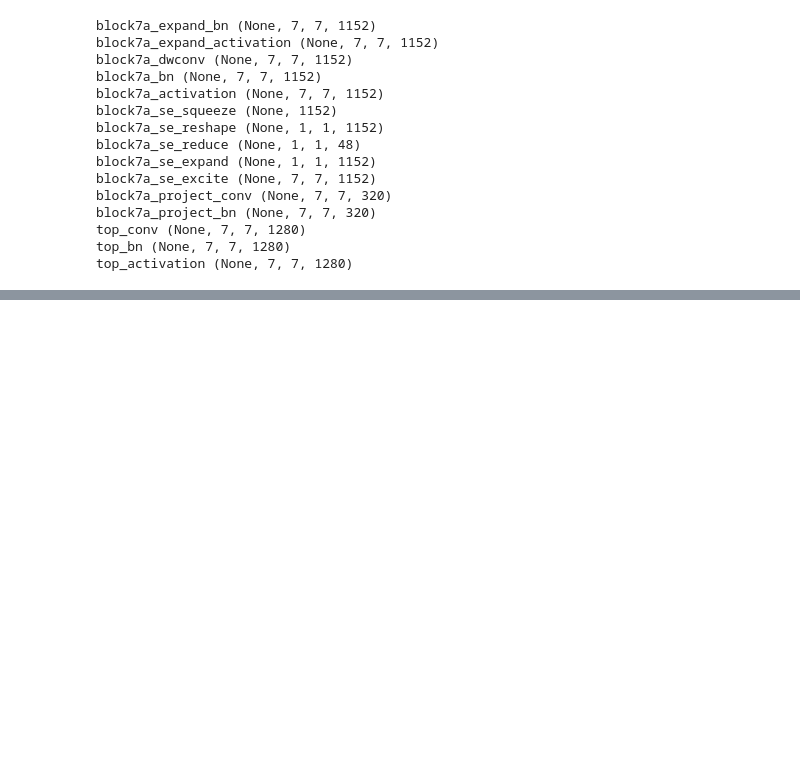
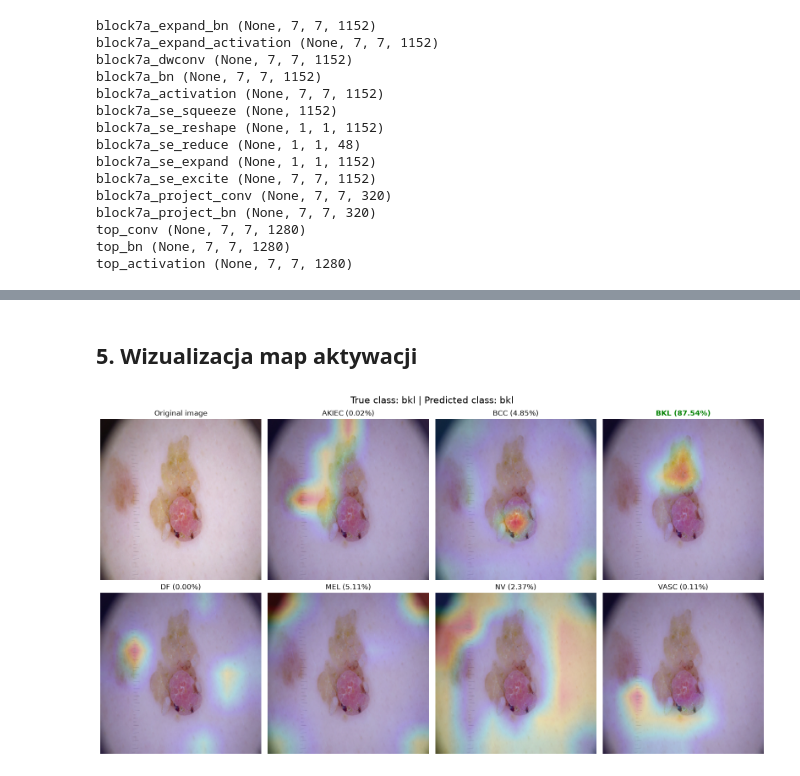
Before and after one commit to BlackOut1712/SkinLesionClassification, a Jupyter notebook: notebooks/10_GradCam.ipynb, the cells around one changed output, grey strips where cells are left out. Drawn from its saved outputs; the diff is of its cells as text; code cells hidden in the pictures; blank space fills up the shorter version.

```diff
--- a/notebooks/10_GradCam.ipynb
+++ b/notebooks/10_GradCam.ipynb
@@ -392,0 +129,9 @@ def compare_gradcams(image, class_index, models, class_names):
+# %%
+flat_model = flatten_model(model)
+
+target_layer = flat_model.get_layer("top_activation")
+
+print(f"Target layer: {target_layer.name}")
+print(f"Output shape: {target_layer.output.shape}")
+
+gradcam = build_gradcam(model)
@@ -392,0 +177,26 @@ def compare_gradcams(image, class_index, models, class_names):
+# %%
+samp_img = images[0:1]
+
+for class_idx, class_name in enumerate(class_names):
+
+    heatmap = np.asarray(
+        generate_heatmap(
+            gradcam,
+            samp_img,
+            class_idx
+        )
+    )
+
+    assert heatmap.shape == (7, 7)
+    assert np.isfinite(heatmap).all()
+    assert heatmap.min() >= 0
+    assert heatmap.max() <= 1 + 1e-6
+
+    print(
+        f"{class_name}: "
+        f"shape={heatmap.shape}, "
+        f"min={heatmap.min():.4f}, "
+        f"max={heatmap.max():.4f}"
+    )
+
+print("Heatmap validation passed.")
@@ -392,0 +212,2 @@ def compare_gradcams(image, class_index, models, class_names):
+# %% [markdown]
+## 5. Wizualizacja map aktywacji
@@ -392,0 +272,12 @@ def compare_gradcams(image, class_index, models, class_names):
+# %%
+SAMPLE_IDX = 0
+
+visualize_class_heatmaps(
+    gradcam,
+    np.asanyarray(images[SAMPLE_IDX:SAMPLE_IDX + 1]),
+    original_predictions[SAMPLE_IDX],
+    int(np.argmax(labels[SAMPLE_IDX])),
+    alpha=ALPHA
+)
+# %% [output]
+[figure, added]
```
Also changed, not shown: parts of 33 cells of this notebook, 23 other files.
